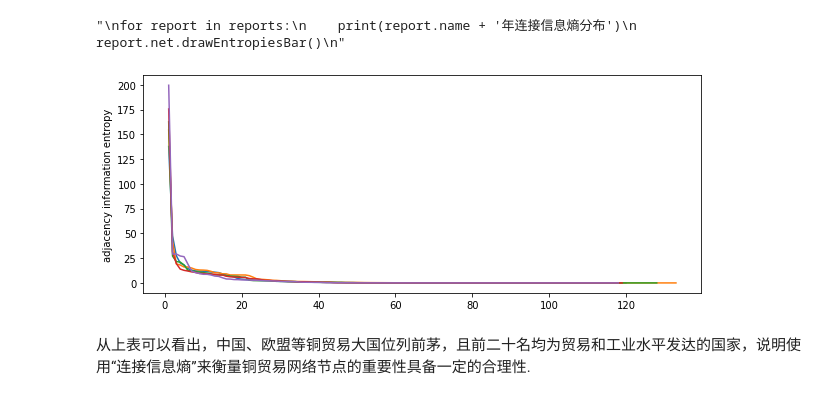
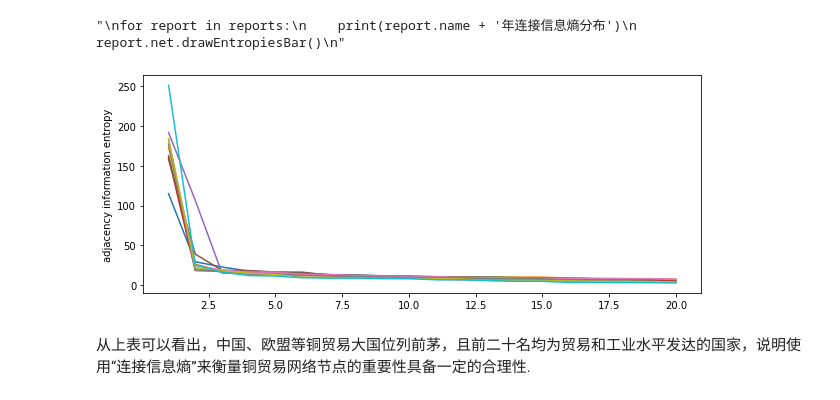
Before and after one commit to iLnezoH/cooper-trade, a Jupyter notebook: report.ipynb, the cells around one changed output. Saved outputs shown, nothing was run; the diff lists cells and outputs as text; code cells hidden in the pictures.

Commit message:
feat(data): data persistence

```diff
--- a/report.ipynb
+++ b/report.ipynb
@@ -12,9 +12,24 @@
 # %%
 from src.main import Report, pd, show_cluster_list, plt
 # %%
-report_16 = Report('src/data/format-2016-world-copper-2063-trade.json', '2016')
-report_17 = Report('src/data/format-2017-world-copper-2063-trade.json', '2017')
-report_18 = Report('src/data/format-2018-world-copper-2063-trade.json', '2018')
-report_19 = Report('src/data/2019-world-copper-2063-trade.csv', '2019')
-report_20 = Report('src/data/format-2020-world-copper-2063-trade.json', '2020')
+report_11 = Report(
+    'src/data/format-2011-world-copper-2063-trade.json', '2011', 2)
+report_12 = Report(
+    'src/data/format-2012-world-copper-2063-trade.json', '2012', 2)
+report_13 = Report(
+    'src/data/format-2013-world-copper-2063-trade.json', '2013', 2)
+report_14 = Report(
+    'src/data/format-2014-world-copper-2063-trade.json', '2014', 2)
+report_15 = Report(
+    'src/data/format-2015-world-copper-2063-trade.json', '2015', 2)
+report_16 = Report(
+    'src/data/format-2016-world-copper-2063-trade.json', '2016', 2)
+report_17 = Report(
+    'src/data/format-2017-world-copper-2063-trade.json', '2017', 2)
+report_18 = Report(
+    'src/data/format-2018-world-copper-2063-trade.json', '2018', 2)
+report_19 = Report(
+    'src/data/format-2019-world-copper-2063-trade.json', '2019', 2)
+report_20 = Report(
+    'src/data/format-2020-world-copper-2063-trade.json', '2020', 2)
 # %%
@@ -173,14 +185,20 @@ for report in reports:
 "\nfor report in reports:\n    print(report.name + '年连接信息熵分布')\n    report.net.drawEntropiesBar()\n"
 # %%
 plt.figure(figsize=(10, 4))
-report_16.draw_entropy_plot(120)
-report_17.draw_entropy_plot()
-report_18.draw_entropy_plot()
-report_19.draw_entropy_plot()
-report_20.draw_entropy_plot()
+report_11.draw_entropy_plot(20)
+report_12.draw_entropy_plot(20)
+report_13.draw_entropy_plot(20)
+report_14.draw_entropy_plot(20)
+report_15.draw_entropy_plot(20)
+
+report_16.draw_entropy_plot(20)
+report_17.draw_entropy_plot(20)
+report_18.draw_entropy_plot(20)
+report_19.draw_entropy_plot(20)
+report_20.draw_entropy_plot(20)
 plt.show()
 # %% [output]
-[figure, old version]
+[figure, new version]
 # %% [markdown]
 从上表可以看出，中国、欧盟等铜贸易大国位列前茅，且前二十名均为贸易和工业水平发达的国家，说明使用“连接信息熵”来衡量铜贸易网络节点的重要性具备一定的合理性.
 # %% [markdown]
```
Also changed, not shown: parts of 15 cells of this notebook, 22 other files.
